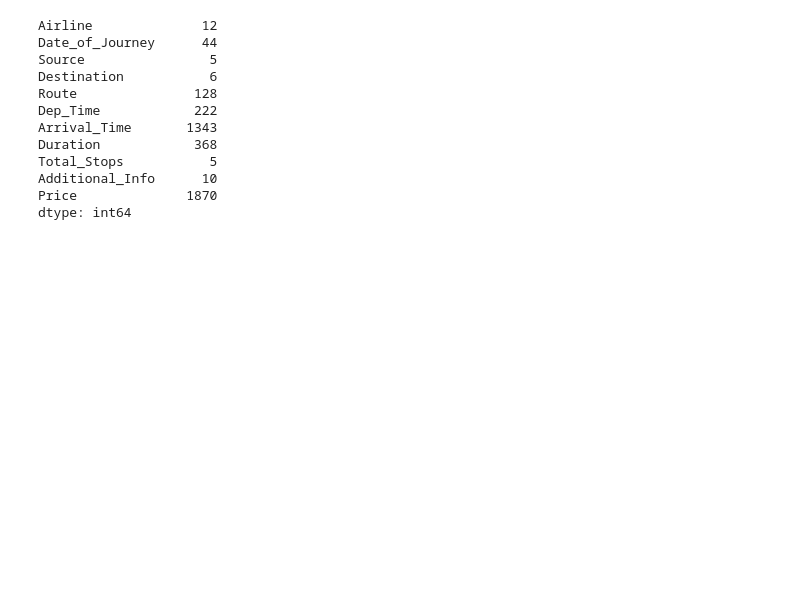
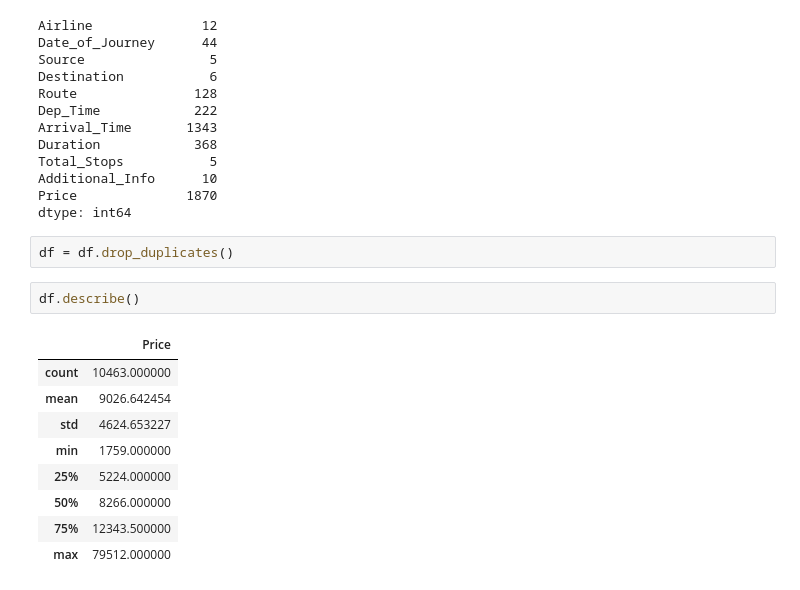
Before and after one commit to Krishnakant-Pal/Flight-Fare-Prediction, a Jupyter notebook: notebooks/Flight_Fare_EDA.ipynb, the cells around one changed output. Cells and saved outputs as stored; diff of their text form; blank space fills up the shorter version.

```diff
--- a/notebooks/Flight_Fare_EDA.ipynb
+++ b/notebooks/Flight_Fare_EDA.ipynb
@@ -101,3 +93,17 @@ Total_Stops           5
 Additional_Info      10
 Price              1870
 dtype: int64
+# %%
+df = df.drop_duplicates()
+# %%
+df.describe()
+# %% [output]
+|  | Price |
+| count | 10463.000000 |
+| mean | 9026.642454 |
+| std | 4624.653227 |
+| min | 1759.000000 |
+| 25% | 5224.000000 |
+| 50% | 8266.000000 |
+| 75% | 12343.500000 |
+| max | 79512.000000 |
```
Also changed, not shown: parts of 17 cells of this notebook.
